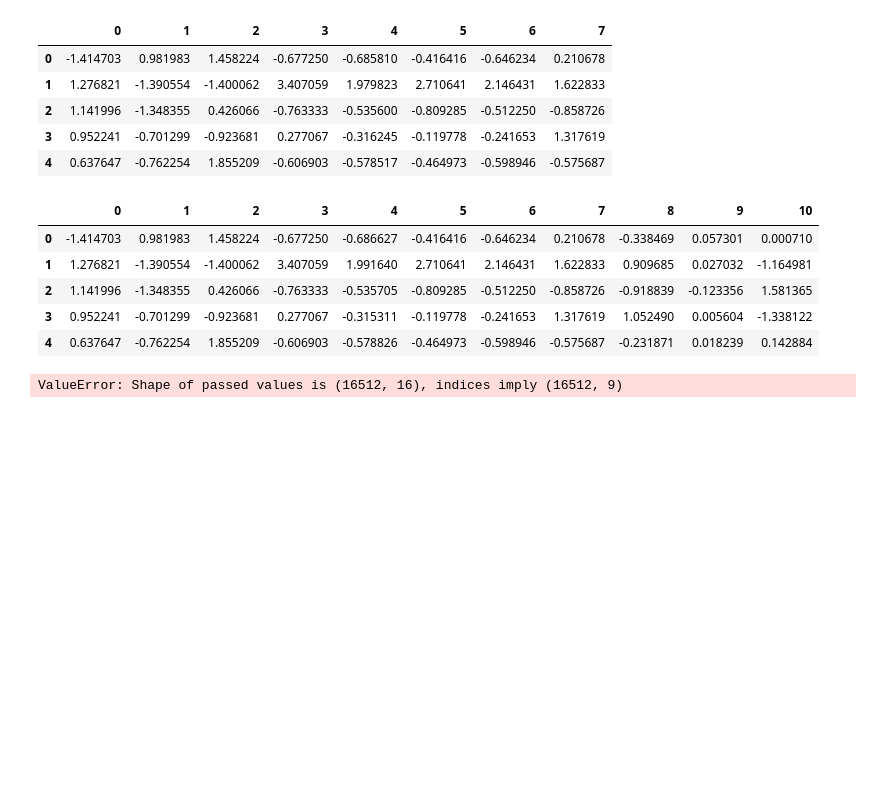
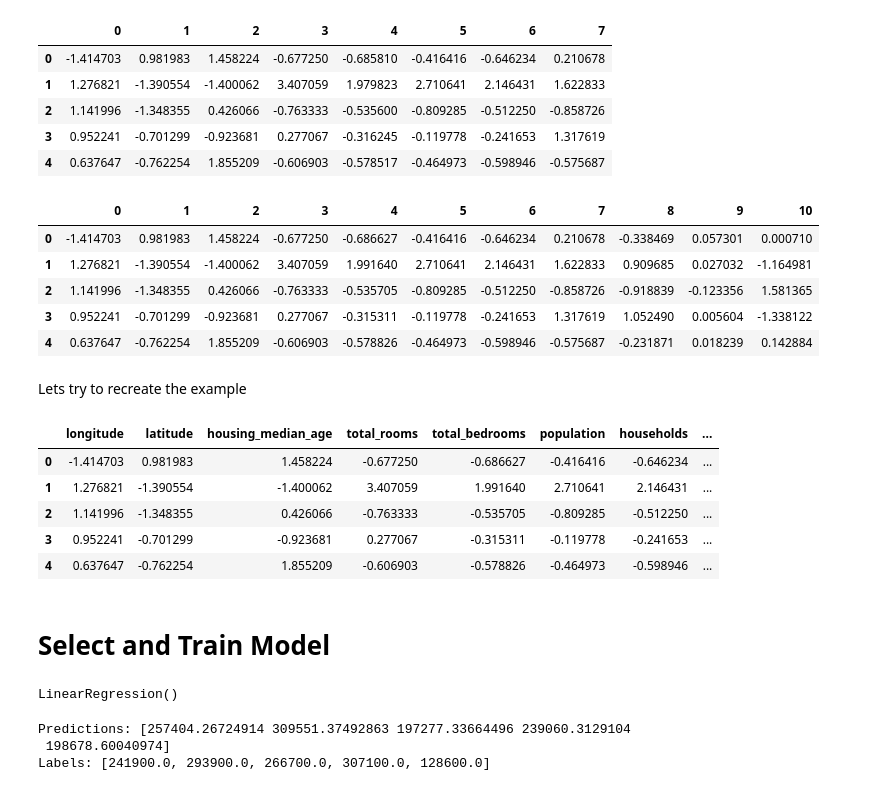
Before and after one commit to Vinuitik/AI_code, a Jupyter notebook: Hands-on-Machine Learning/ProjectEndToENd.ipynb, the cells around one changed output. Cells and saved outputs as stored; diff of their text form; code cells hidden in the pictures; blank space fills up the shorter version.

```diff
--- a/Hands-on-Machine Learning/ProjectEndToENd.ipynb
+++ b/Hands-on-Machine Learning/ProjectEndToENd.ipynb
@@ -501,15 +501,50 @@ pd.DataFrame(housing_num_tr).head()
 | 2 | 1.141996 | -1.348355 | 0.426066 | -0.763333 | -0.535705 | -0.809285 | -0.512250 | -0.858726 | -0.918839 | -0.123356 | 1.581365 |
 | 3 | 0.952241 | -0.701299 | -0.923681 | 0.277067 | -0.315311 | -0.119778 | -0.241653 | 1.317619 | 1.052490 | 0.005604 | -1.338122 |
 | 4 | 0.637647 | -0.762254 | 1.855209 | -0.606903 | -0.578826 | -0.464973 | -0.598946 | -0.575687 | -0.231871 | 0.018239 | 0.142884 |
+# %% [markdown]
+Lets try to recreate the example
 # %%
 from sklearn.compose import ColumnTransformer
 num_attribs = list(housing_num)
 cat_attribs = ["ocean_proximity"]
+
 full_pipeline = ColumnTransformer([
- ("num", nums_pipeline, num_attribs),
- ("cat", OneHotEncoder(), cat_attribs),
- ])
+    ("num", nums_pipeline, num_attribs),
+    ("cat", OneHotEncoder(), cat_attribs),
+])
+
 housing_prepared = full_pipeline.fit_transform(housing)
-pd.DataFrame(housing_prepared, columns=housing.columns).head() # returns the first 5 rows of the prepared data
+
+# Get the correct column names
+num_columns = num_attribs + ["rooms_per_household", "population_per_household", "bedrooms_per_room"]
+cat_columns = [f"ocean_proximity_{val}" for val in housing["ocean_proximity"].unique()]
+all_columns = num_columns + cat_columns
+
+# Create DataFrame with correct columns
+pd.DataFrame(housing_prepared, columns=all_columns).head()
 # %% [output]
-ValueError: Shape of passed values is (16512, 16), indices imply (16512, 9)
+|  | longitude | latitude | housing_median_age | total_rooms | total_bedrooms | population | households | ... |
+| 0 | -1.414703 | 0.981983 | 1.458224 | -0.677250 | -0.686627 | -0.416416 | -0.646234 | ... |
+| 1 | 1.276821 | -1.390554 | -1.400062 | 3.407059 | 1.991640 | 2.710641 | 2.146431 | ... |
+| 2 | 1.141996 | -1.348355 | 0.426066 | -0.763333 | -0.535705 | -0.809285 | -0.512250 | ... |
+| 3 | 0.952241 | -0.701299 | -0.923681 | 0.277067 | -0.315311 | -0.119778 | -0.241653 | ... |
+| 4 | 0.637647 | -0.762254 | 1.855209 | -0.606903 | -0.578826 | -0.464973 | -0.598946 | ... |
+# %% [markdown]
+# Select and Train Model
+# %%
+from sklearn.linear_model import LinearRegression
+
+lin_reg = LinearRegression()
+
+lin_reg.fit(housing_prepared, housing_labels)  # fits the model to the prepared data
+# %% [output]
+LinearRegression()
+# %%
+some_data = housing_prepared[:5]  # takes the first 5 rows of the prepared data
+some_labels = housing_labels[:5]  # takes the first 5 labels
+print("Predictions:", lin_reg.predict(some_data))  # predicts the values for the first 5 rows
+print("Labels:", list(some_labels))  # prints the first 5 labels
+# %% [output]
+Predictions: [257404.26724914 309551.37492863 197277.33664496 239060.3129104
+ 198678.60040974]
+Labels: [241900.0, 293900.0, 266700.0, 307100.0, 128600.0]
```
Also changed, not shown: parts of 3 cells of this notebook.
